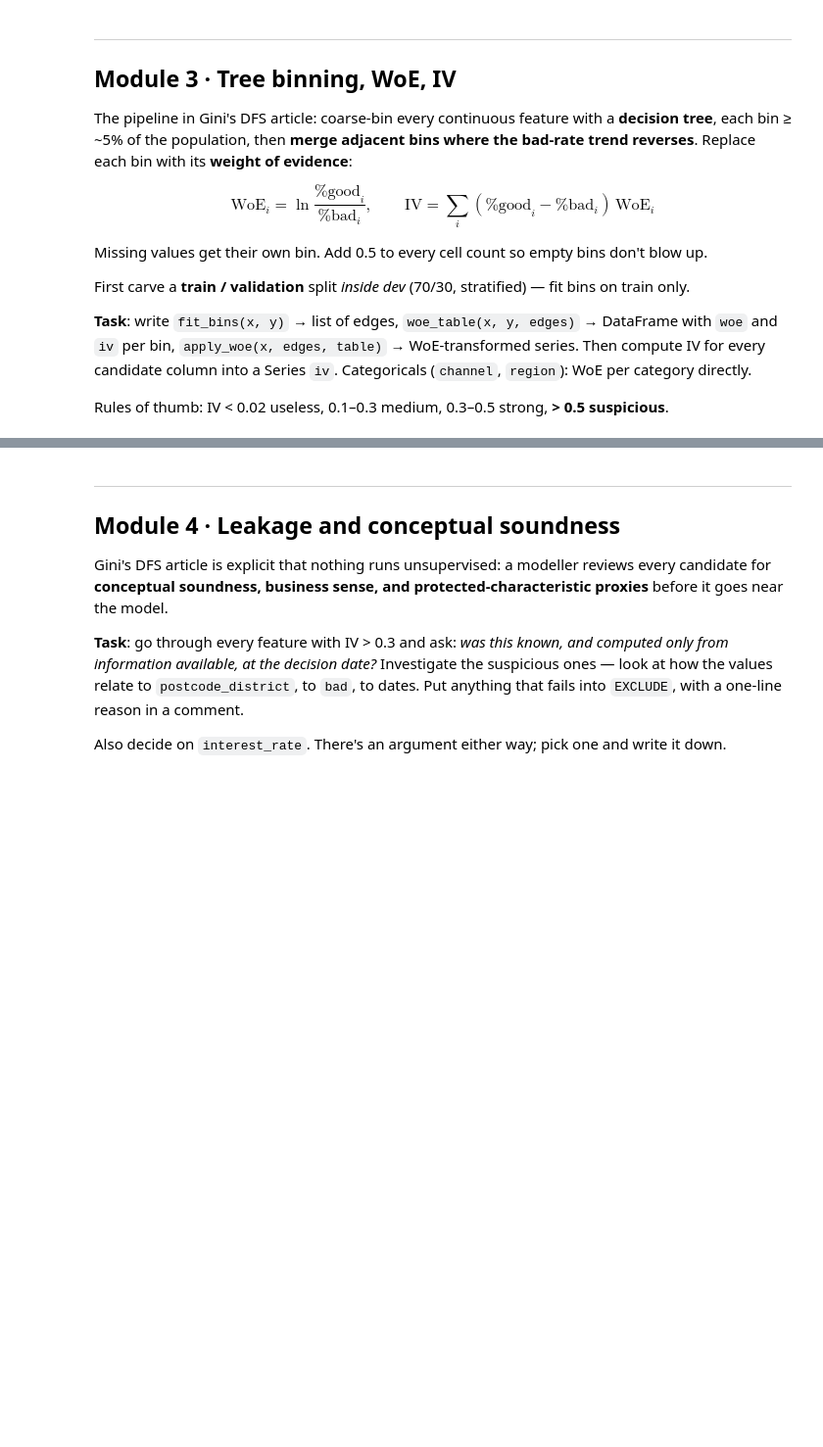
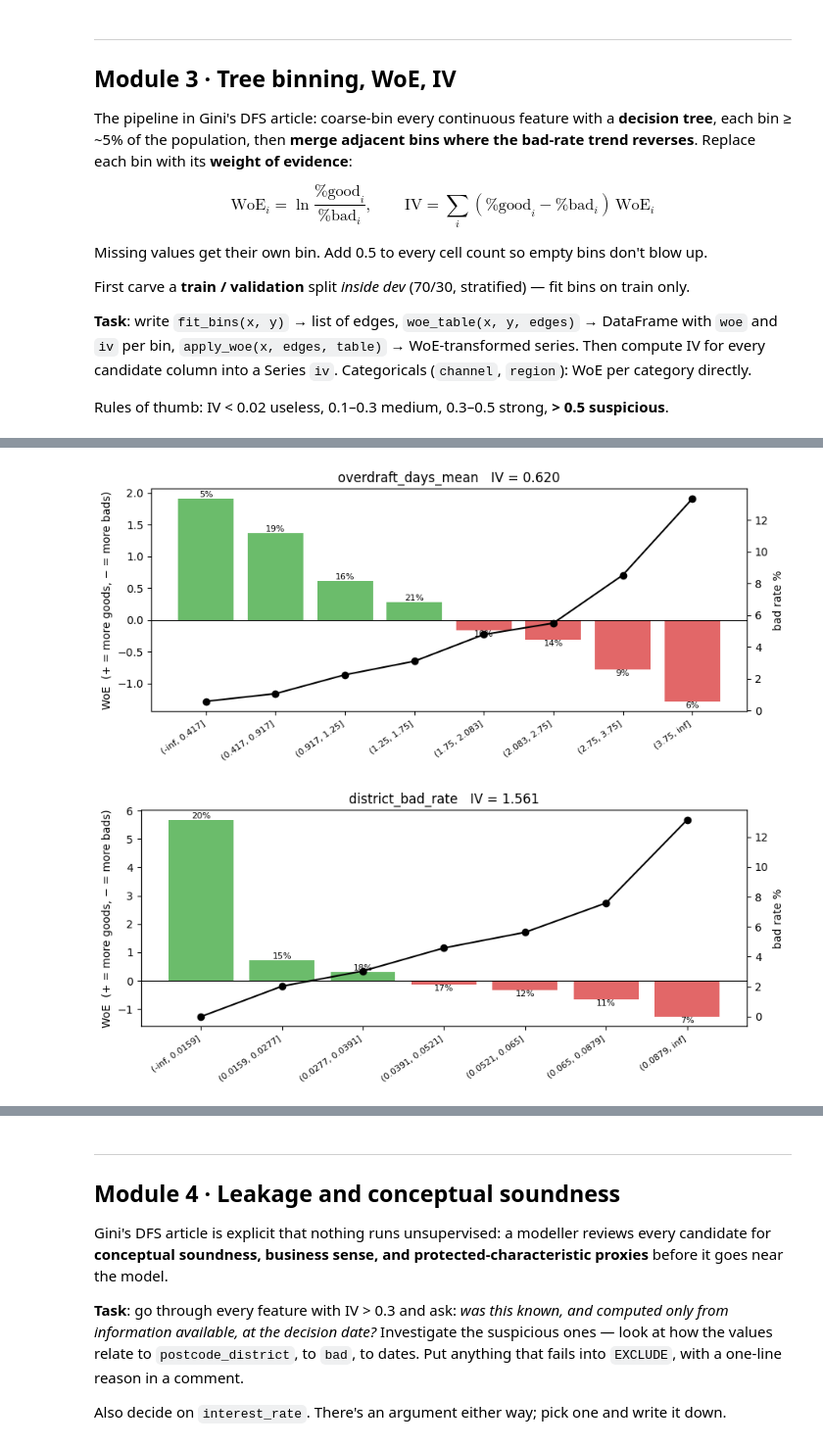
Before and after one commit to S-Azeem/gini_lab, a Jupyter notebook: gini_lab.ipynb, the cells around one changed output, grey strips where cells are left out. Shown at 98% size. Cells and saved outputs as stored; diff of their text form; code cells hidden in the pictures; blank space fills up the shorter version.

```diff
--- a/gini_lab.ipynb
+++ b/gini_lab.ipynb
@@ -379,0 +453,37 @@ bins, tables, iv = {}, {}, None
+# %%
+def _bin_order(idx):
+    """Sort interval labels by their left edge; MISSING goes last."""
+    def key(lbl):
+        if lbl == "MISSING": return np.inf
+        try: return float(lbl.strip("([").split(",")[0])
+        except ValueError: return 0              # categorical labels keep their order
+    return sorted(idx, key=key)
+
+def plot_woe(feature):
+    t = tables[feature]
+    t = t.loc[_bin_order(t.index)] if bins[feature] is not None else t.sort_values("woe")
+    fig, ax1 = plt.subplots(figsize=(9, 4))
+    colours = ["tab:green" if w > 0 else "tab:red" for w in t["woe"]]
+    ax1.bar(range(len(t)), t["woe"], color=colours, alpha=0.7)
+    ax1.axhline(0, color="black", lw=0.8)
+    ax1.set_ylabel("WoE  (+ = more goods, − = more bads)")
+    ax1.set_xticks(range(len(t)))
+    ax1.set_xticklabels(t.index, rotation=35, ha="right", fontsize=8)
+
+    if "bad_rate" in t:
+        ax2 = ax1.twinx()
+        ax2.plot(range(len(t)), t["bad_rate"] * 100, "ko-")
+        ax2.set_ylabel("bad rate %")
+        share = t["n"] / t["n"].sum()
+        for i, s in enumerate(share):
+            ax1.annotate(f"{s:.0%}", (i, t["woe"].iloc[i]), ha="center",
+                         va="bottom" if t["woe"].iloc[i] > 0 else "top", fontsize=8)
+
+    ax1.set_title(f"{feature}   IV = {t['iv'].sum():.3f}")
+    plt.tight_layout(); plt.show()
+
+plot_woe("overdraft_days_mean")
+plot_woe("district_bad_rate")
+# %% [output]
+[figure, added]
+[figure, added]
```
Also changed, not shown: parts of 28 cells of this notebook.
